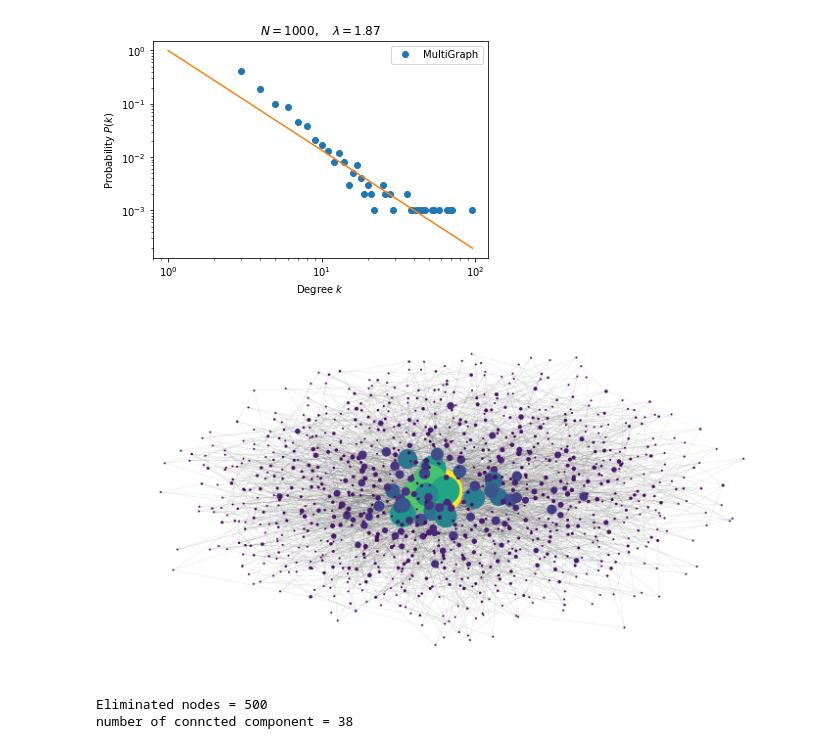
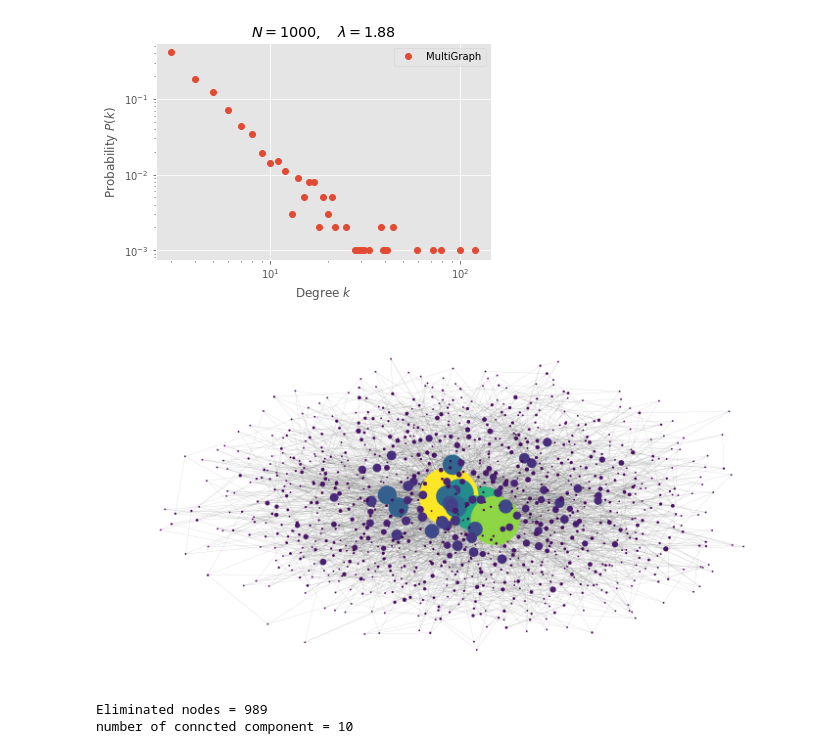
Before and after one commit to Big-data-Group-97/Learning-From-Netwok-Project-, a Jupyter notebook: LearnigFromNetwork.ipynb, the cells around one changed output. Drawn from its saved outputs; the diff is of its cells as text; code cells hidden in the pictures.

```diff
--- a/LearnigFromNetwork.ipynb
+++ b/LearnigFromNetwork.ipynb
@@ -5,7 +5,10 @@ import matplotlib.pyplot as plt
 import numpy as np
 from networkx.utils import powerlaw_sequence, random_sequence
 from networkx import configuration_model
-import scipy.special
+import scipy
+from matplotlib import style
+from scipy.interpolate import make_interp_spline, BSpline
+plt.style.use('ggplot')
 # %%
 def draw_graph(network, size = 2):
     fig = plt.figure(figsize=(20, 10))
@@ -43,40 +46,40 @@ def create_scale_free(num_nodes, random_edge, prob_triangle , seed):
     for node, degree in node_degree:
         list_deg.append(degree)
 
     counts = np.bincount(list_deg)
     mask = (counts > 0)
 
     plt.plot(np.arange(len(counts))[mask], counts[mask] / counts.sum(), "o", label="MultiGraph")
     x = np.arange(1, len(counts))
     #P(k) = x ^ - lambda
     #log(P(k)) = - lambda * log(x)
     #-lambda = log(P(k)) / log(x)
     #theta_lambda = sum(y_v) / len(lamda_v)
     #Code for this calculaation
     for i in range(0, len(list_deg)):
         for j in range(0, len(counts)):
             if (j == list_deg[i]):
                 lamda_v.append(np.log2(counts[j]) / list_deg[i])
     lamb = sum(lamda_v) / len(lamda_v)
 
-    plt.plot(x, np.power(x, -lamb))
+    #plt.plot(x, np.power(x, -lamb))
     plt.xlabel(r"Degree $k$")
     plt.xscale("log")
     plt.ylabel(r"Probability $P(k)$")
     plt.yscale("log")
     plt.title(r"$N = {0:d}, \quad \lambda = {1:.2f}$".format(num_nodes, lamb))
     plt.legend(loc="best")
     plt.show()
 
     return (graph, lamb, list_deg)
 
-network, lamb, list_deg = create_scale_free(1000, 3, 0.2, random.randint(0, 100000000000000000))
+network, lamb, list_deg = create_scale_free(1000, 3, 0.5, random.randint(0, 100000000000000000))
 # %% [output]
-[figure, old version]
+[figure, new version]
 # %%
 draw_graph(network)
 # %% [output]
-[figure, old version]
+[figure, new version]
 # %%
 """ """
 def percolation_one_node_random(network):
@@ -95,14 +98,23 @@ network = percolation_one_node_random(network)
 def percolation_loop_removal(network, percentage):
 
     per = round(percentage * len(network.nodes))
-    print(f'Eliminated nodes = {per}')
+    f = []
+    P_0 = len(max(nx.connected_components(network), key=len))
+    P_inf_devided_P_0 = []
+    #probabilità che un nodo all'"epoca" f appartenga al larger component
+    #
 
     for i in range(0, per):
         network = percolation_one_node_random(network)
+        f.append(i)
+        P_inf_devided_P_0.append(len(max(nx.connected_components(network))) / P_0)
+
+    print(f'Eliminated nodes = {per}')
     print(f'number of conncted component = {nx.number_connected_components(network)}')
-    return network
 
-network = percolation_loop_removal(network, 0.5)
+    return (network,P_inf_devided_P_0, f)
+
+network, P_inf_devided_P_0, f = percolation_loop_removal(network, 0.99)
 # %% [output]
-Eliminated nodes = 500
-number of conncted component = 38
+Eliminated nodes = 989
+number of conncted component = 10
```
Also changed, not shown: parts of 3 cells of this notebook.
